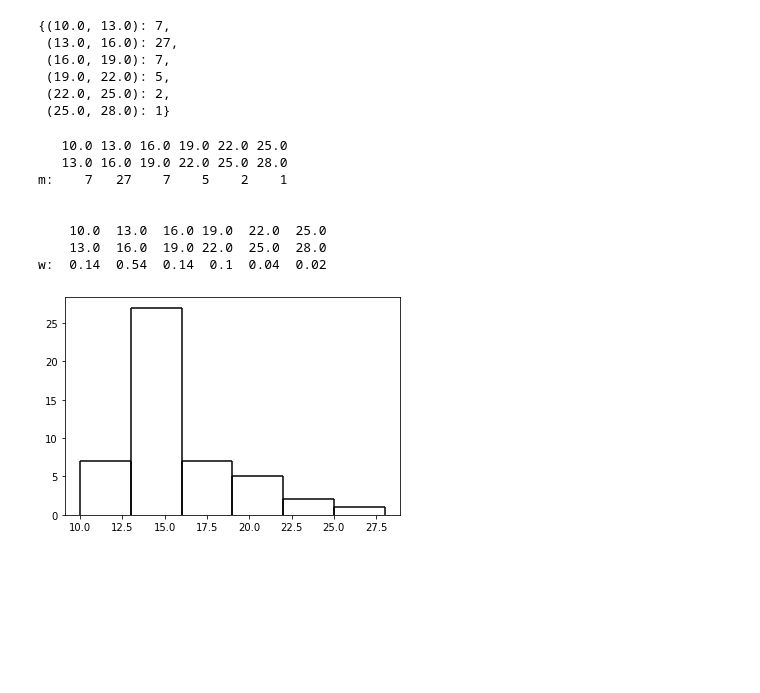
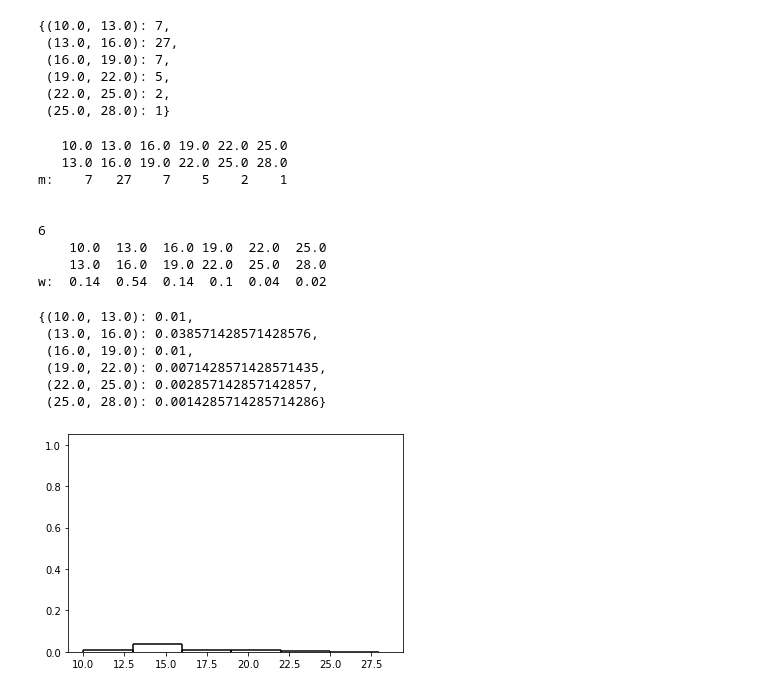
Before and after one commit to KhrystynaMarusenko/MatStatic, a Jupyter notebook: Main.ipynb, the cells around one changed output. Drawn from its saved outputs; the diff is of its cells as text; code cells hidden in the pictures; blank space fills up the shorter version.

```diff
--- a/Main.ipynb
+++ b/Main.ipynb
@@ -15,12 +15,6 @@ import datetime as dt
 import csv
 
 #Дискретна вибірка
-n=50;
-##start=135;
-##finish=153;
-##a=[135,144,153,135,136,136,137,137,137,137,138,138,138,139,139,140,140,140,
-##   140,141,141,142,142,142,143,143,143,143,144,144,144,144,144,145,145,146,
-##   146,147,147,148,149,149,150,151,151,152,153,144,136,139]
 start=10;
 finish=28;
 a=[13,14,15,13,13,13,13,13,21,13,18,18,18,13,19,14,10,14,
@@ -257,12 +297,15 @@ freq_table
 # %%
 
 #Частотна
+H = 0
 freq_tablel=dict()
 for i in freq_table.keys():
     freq_tablel[i]=[freq_table[i]]
+    H += 1
 freq_table_df=pd.DataFrame(freq_tablel, index=["m:"])
 print(freq_table_df)
 print('\n')
+print(H)
 #Відносна частотна
 freq_tablel_2 = dict()
 for i in freq_table.keys():
@@ -275,16 +318,29 @@ print(freq_table_df)
 m:    7   27    7    5    2    1
 
 
+6
     10.0  13.0  16.0 19.0  22.0  25.0
     13.0  16.0  19.0 22.0  25.0  28.0
 w:  0.14  0.54  0.14  0.1  0.04  0.02
+# %%
+freq_tablel_hist = dict()
+for i in freq_table_df.keys():
+    freq_tablel_hist[i]= float(freq_table_df[i]/keys)
+freq_table_df=pd.DataFrame(freq_tablel_hist, index=["H:"])
+freq_tablel_hist
+# %% [output]
+{(10.0, 13.0): 0.01,
+ (13.0, 16.0): 0.038571428571428576,
+ (16.0, 19.0): 0.01,
+ (19.0, 22.0): 0.0071428571428571435,
+ (22.0, 25.0): 0.002857142857142857,
+ (25.0, 28.0): 0.0014285714285714286}
 # %%
-plt.hist(a,r,facecolor = 'none',alpha=0.75)
-y_axis=[i for i in freq_table.values()]
-for i in freq_table:
-    plt.vlines(i[0],ymin=0,ymax=freq_table[i],linestyle='-',color='k')
-    plt.vlines(i[1],ymin=0,ymax=freq_table[i],linestyle='-',color='k')
-    plt.hlines(xmin=i[0],xmax=i[1], y=freq_table[i],color='k')
+plt.hist(finish,r,facecolor = 'none',alpha=0.99)
+for i in freq_tablel_hist:
+    plt.vlines(i[0],ymin=0,ymax=freq_tablel_hist[i],linestyle='-',color='k')
+    plt.vlines(i[1],ymin=0,ymax=freq_tablel_hist[i],linestyle='-',color='k')
+    plt.hlines(xmin=i[0],xmax=i[1], y=freq_tablel_hist[i],color='k')
 plt.show()
 # %% [output]
-[figure, old version]
+[figure, new version]
```
Also changed, not shown: parts of 4 cells of this notebook.
